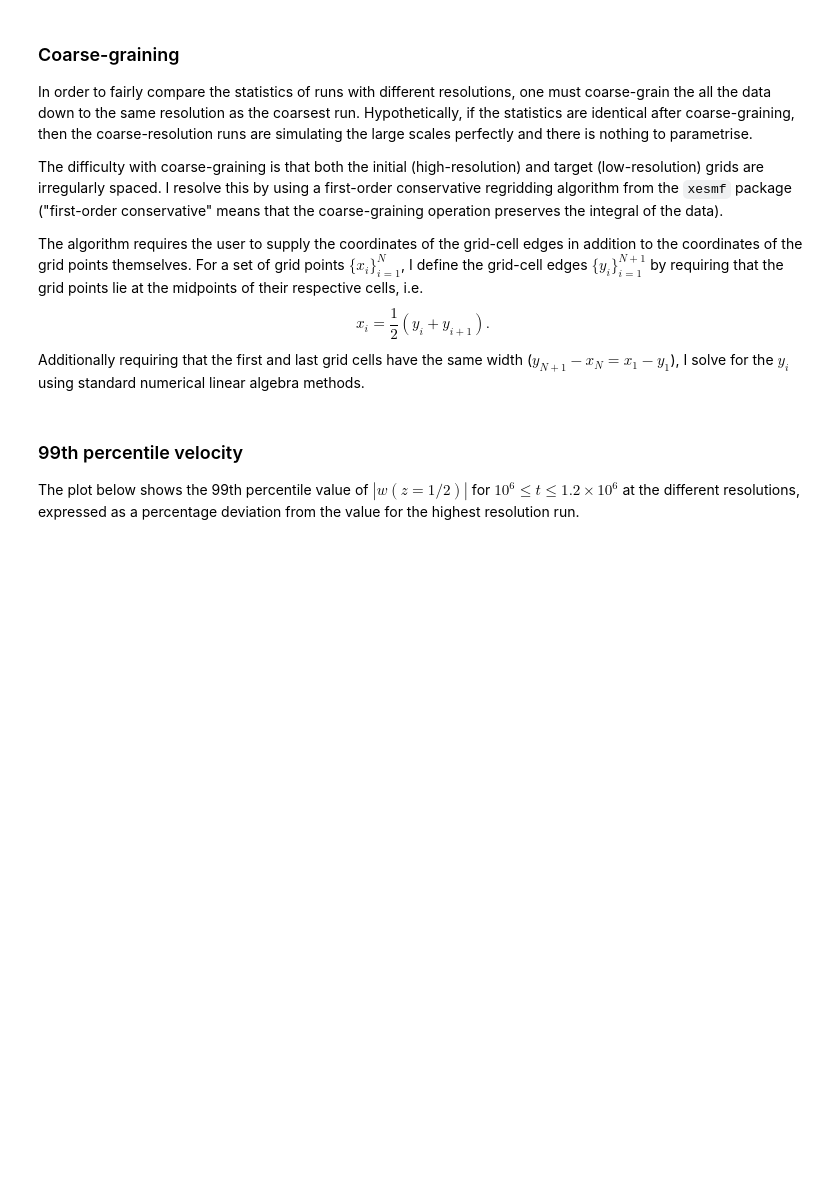
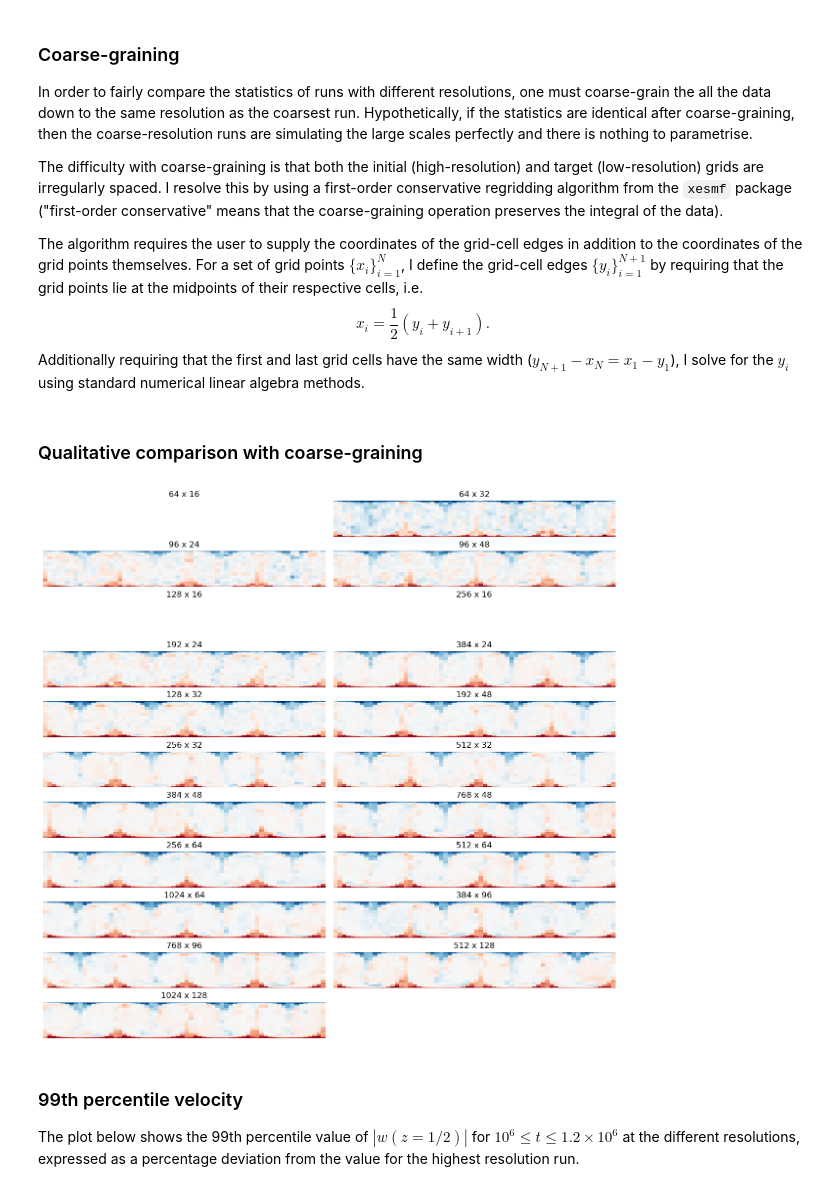
Before and after one commit to tschanzer/honours-project, a Jupyter notebook: notebooks/resolution_tests_newinit.ipynb, the cells around one changed output. Saved outputs shown, nothing was run; the diff lists cells and outputs as text; code cells hidden in the pictures; blank space fills up the shorter version.

```diff
--- a/notebooks/resolution_tests_newinit.ipynb
+++ b/notebooks/resolution_tests_newinit.ipynb
@@ -313,6 +331,42 @@ $$
     x_i = \frac{1}{2} (y_i + y_{i+1}).
 $$
 Additionally requiring that the first and last grid cells have the same width ($y_{N+1} - x_N = x_1 - y_1$), I solve for the $y_i$ using standard numerical linear algebra methods.
+# %% [markdown]
+### Qualitative comparison with coarse-graining
+# %%
+coarsest = xr.open_dataset(
+    '../data/restest_newinit_64_16/restest_newinit_64_16_s1.nc')
+coarsest = coarsest.isel(t=0)
+
+def plot_theta(nx, nz, ax):
+    files = glob.glob(
+        f'../data/restest_newinit_{nx:d}_{nz:d}'
+        f'/restest_newinit_{nx:d}_{nz:d}_s*.nc')
+    data = xr.open_mfdataset(files)
+    data = data.interp(t=1.1e6)
+    regridder = regridding.Regridder2D(data, coarsest, ('x', 'z'))
+    theta = regridder(data.theta)
+
+    ax.pcolormesh(theta.x, theta.z, theta.T, cmap='RdBu_r')
+    ax.set_aspect('equal')
+    ax.axis('off')
+    ax.set_title(f'{nx:d} x {nz:d}')
+# %%
+nx = [
+    64, 64, 96, 96, 128, 256, 192, 384, 128, 192, 256, 512,
+    384, 768, 256, 512, 1024, 384, 768, 512, 1024,
+]
+nz = [
+    16, 32, 24, 48, 16, 16, 24, 24, 32, 48, 32, 32, 48,
+    48, 64, 64, 64, 96, 96, 128, 128,
+]
+fig, axes = plt.subplots(11, 2, figsize=(12, 11.5))
+for i in range(len(nx)):
+    plot_theta(nx[i], nz[i], axes.flat[i])
+axes[10, 1].axis('off')
+fig.tight_layout()
+# %% [output]
+[figure, added]
 # %% [markdown]
 ### 99th percentile velocity
 The plot below shows the 99th percentile value of $|w(z=1/2)|$ for $10^6 \leq t \leq 1.2 \times 10^6$ at the different resolutions, expressed as a percentage deviation from the value for the highest resolution run.
```
Also changed, not shown: parts of 9 cells of this notebook.
